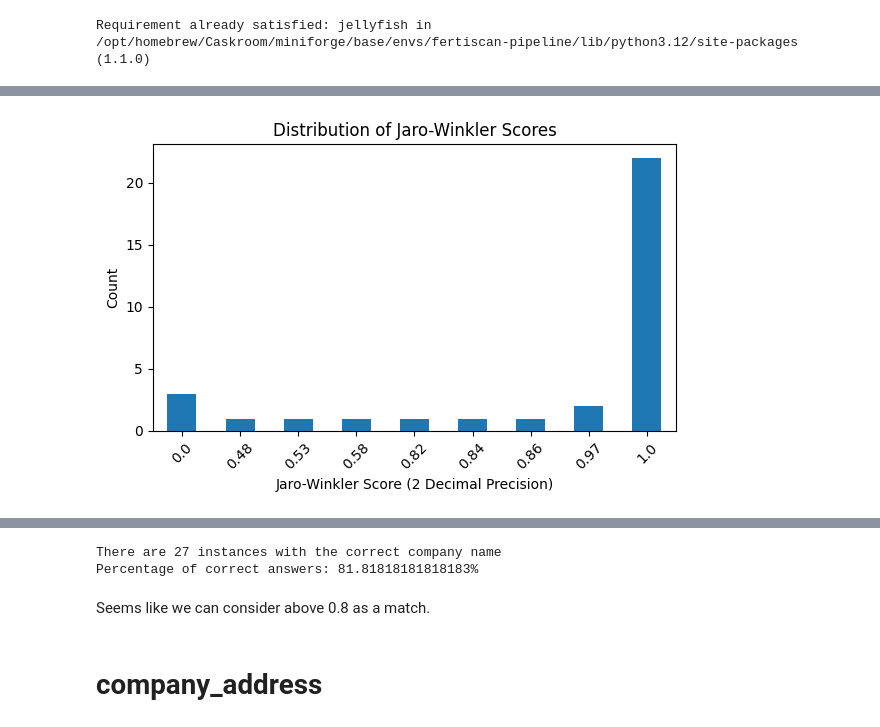
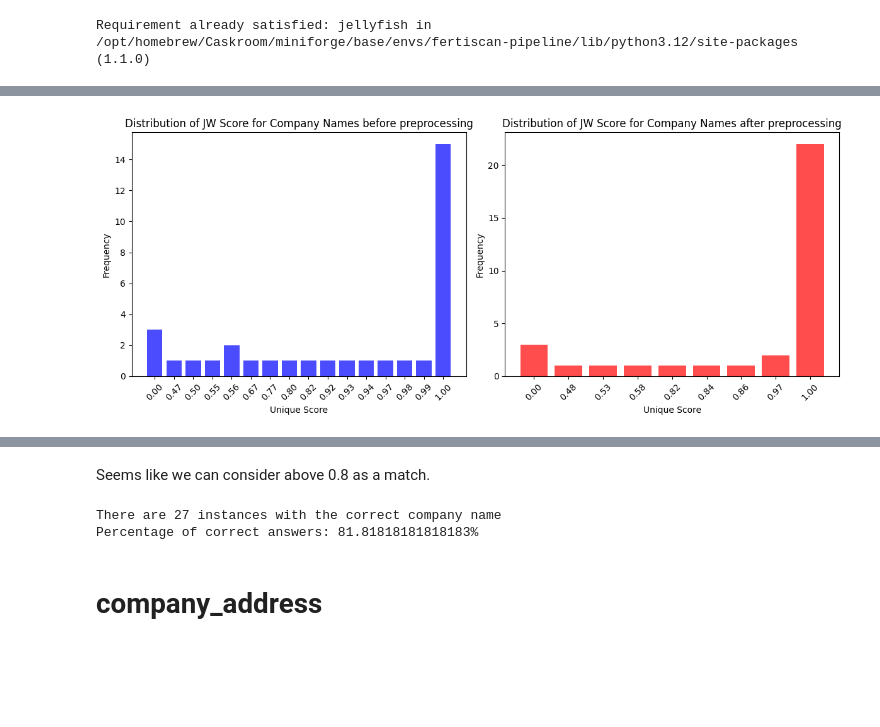
Before and after one commit to ai-cfia/fertiscan-pipeline, a Jupyter notebook: notebooks/metric.ipynb, the cells around one changed output, grey strips where cells are left out. Drawn from its saved outputs; the diff is of its cells as text; code cells hidden in the pictures; blank space fills up the shorter version.

```diff
--- a/notebooks/metric.ipynb
+++ b/notebooks/metric.ipynb
@@ -567,27 +527,44 @@ plt.show()
-# %%
-# Calculate value counts
-value_counts = company_name['company_name_cleaned_jw_score'].value_counts()
-
-# Round x-axis labels to two decimal places
-value_counts.index = value_counts.index.map(lambda x: round(x, 2))
-
-value_counts = value_counts.sort_index()
-
-# Plot the bar chart
-plt.figure(figsize=(6, 4))
-value_counts.plot(kind='bar')
-
-# Set labels and title
-plt.xlabel("Jaro-Winkler Score (2 Decimal Precision)")
-plt.ylabel("Count")
-plt.title("Distribution of Jaro-Winkler Scores")
-plt.xticks(rotation=45)
-
-# Display the plot
-plt.tight_layout()
-plt.show()
-# %% [output]
-[figure, removed]
+# %%
+score_counts = company_name['company_name_jw_score'].value_counts().sort_index()
+cleaned_score_counts = company_name['company_name_cleaned_jw_score'].value_counts().sort_index()
+
+import matplotlib.pyplot as plt
+
+import matplotlib.pyplot as plt
+import numpy as np
+
+# Data for first plot
+a1 = score_counts.index
+b1 = score_counts.values
+
+# Data for second plot
+a2 = cleaned_score_counts.index
+b2 = cleaned_score_counts.values
+
+# Create subplots (1 row, 2 columns)
+fig, axes = plt.subplots(1, 2, figsize=(12, 5))
+
+# First bar plot
+axes[0].bar(range(len(a1)), b1, color='blue', alpha=0.7)
+axes[0].set_xticks(range(len(a1)))
+axes[0].set_xticklabels([f"{x:.2f}" for x in a1], rotation=45)
+axes[0].set_xlabel("Unique Score")
+axes[0].set_ylabel("Frequency")
+axes[0].set_title("Distribution of JW Score for Company Names before preprocessing")
+
+# Second bar plot
+axes[1].bar(range(len(a2)), b2, color='red', alpha=0.7)
+axes[1].set_xticks(range(len(a2)))
+axes[1].set_xticklabels([f"{x:.2f}" for x in a2], rotation=45)
+axes[1].set_xlabel("Unique Score")
+axes[1].set_ylabel("Frequency")
+axes[1].set_title("Distribution of JW Score for Company Names after preprocessing")
+
+# Show the plots
+plt.tight_layout()
+plt.show()
+# %% [output]
+[figure, added]
 # %%
 company_name[company_name['expected_output_company_name_cleaned'] != company_name['dspy_output_company_name_cleaned']][['instance_path', 'expected_output_company_name_cleaned', 'dspy_output_company_name_cleaned', 'company_name_cleaned_jw_score']]
 # %% [output]
@@ -603,15 +580,15 @@ company_name[company_name['expected_output_company_name_cleaned'] != company_nam
 | 29 | label_012 | contrecoeur synagri | synagri lpsec | 0.481332 |
 | 30 | label_015 | gloco | 92883354 quebec inc | 0.000000 |
 | 32 | label_013 | xitebio soyrhizo | xitebio technologies inc | 0.855449 |
-# %%
-correct_answer = company_name[company_name['expected_output_company_name_cleaned'] == company_name['dspy_output_company_name_cleaned']].shape[0] + (company_name[company_name['expected_output_company_name_cleaned'] != company_name['dspy_output_company_name_cleaned']][company_name['company_name_cleaned_jw_score'] > 0.8]).shape[0]
-print("There are " + str(correct_answer) + " instances with the correct company name")
-print("Percentage of correct answers: " + str(correct_answer/len(company_name) * 100) + "%")
-# %% [output]
-There are 27 instances with the correct company name
-Percentage of correct answers: 81.81818181818183%
 # %% [markdown]
 Seems like we can consider above 0.8 as a match.
+# %%
+correct_answer = company_name[company_name['expected_output_company_name_cleaned'] == company_name['dspy_output_company_name_cleaned']].shape[0] + (company_name[company_name['expected_output_company_name_cleaned'] != company_name['dspy_output_company_name_cleaned']][company_name['company_name_cleaned_jw_score'] > 0.8]).shape[0]
+print("There are " + str(correct_answer) + " instances with the correct company name")
+print("Percentage of correct answers: " + str(correct_answer/len(company_name) * 100) + "%")
+# %% [output]
+There are 27 instances with the correct company name
+Percentage of correct answers: 81.81818181818183%
 # %% [markdown]
 # company_address
 # %%
```
Also changed, not shown: parts of 16 cells of this notebook.
